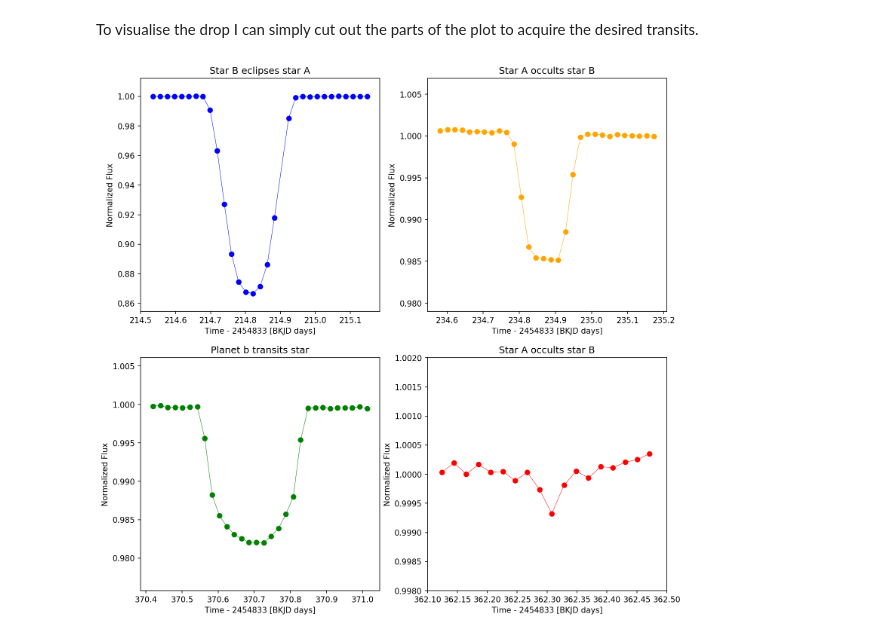
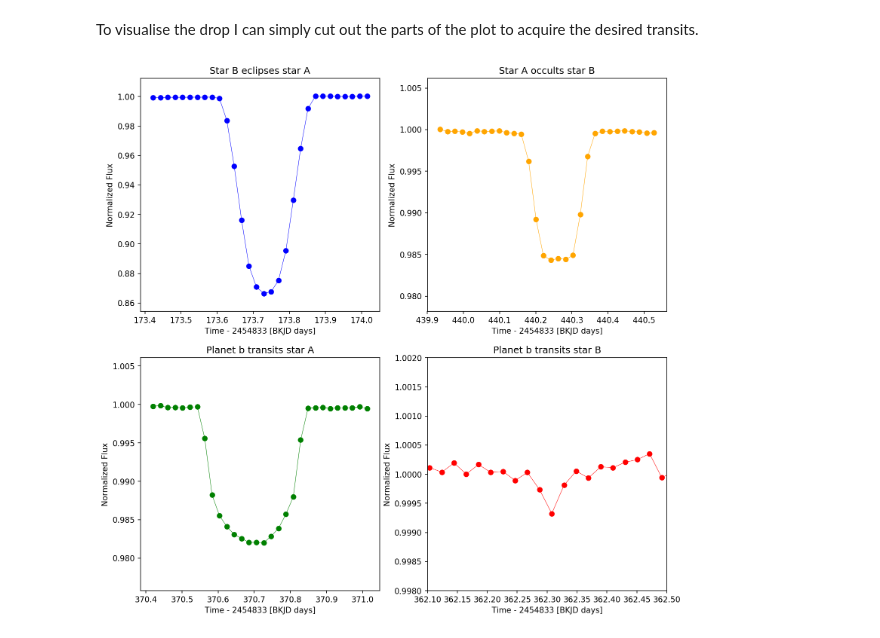
Before and after one commit to ctom2/kepler-analysis, a Jupyter notebook: Kepler-16_analysis.ipynb, the cells around one changed output. Cells and saved outputs as stored; diff of their text form; code cells hidden in the pictures.

```diff
--- a/Kepler-16_analysis.ipynb
+++ b/Kepler-16_analysis.ipynb
@@ -141,5 +142,5 @@ I can see from the graph there are some missing values and inconsistencies. To a
 # %%
-lc = lc[1700:]
+lc = lc[1700:].remove_nans()
 lc.plot()
 # %% [output]
 <matplotlib.axes._subplots.AxesSubplot at 0x...>
@@ -322,31 +323,39 @@ To visualise the drop I can simply cut out the parts of the plot to acquire the
 # %%
 fig, ((bx1, bx2), (bx3, bx4)) = plt.subplots(nrows=2, ncols=2, figsize=(12, 12), dpi=150)
 
-bx1.scatter(lc[1990:2020].time, lc[1990:2020].flux, color='blue')
-bx1.plot(lc[1990:2020].time, lc[1990:2020].flux, color='blue', linewidth=0.5)
+index = np.argwhere(lc.time == B_A_time[0])[0][0]
+
+bx1.scatter(lc[index-15:index+15].time, lc[index-15:index+15].flux, color='blue')
+bx1.plot(lc[index-15:index+15].time, lc[index-15:index+15].flux, color='blue', linewidth=0.5)
 bx1.set_xlabel('Time - 2454833 [BKJD days]')
 bx1.set_ylabel('Normalized Flux')
 bx1.set_title('Star B eclipses star A')
 
-bx2.scatter(lc[2890:2920].time, lc[2890:2920].flux, color='orange')
-bx2.plot(lc[2890:2920].time, lc[2890:2920].flux, color='orange', linewidth=0.5)
+index = np.argwhere(lc.time == A_B_time[5])[0][0]
+
+bx2.scatter(lc[index-15:index+15].time, lc[index-15:index+15].flux, color='orange')
+bx2.plot(lc[index-15:index+15].time, lc[index-15:index+15].flux, color='orange', linewidth=0.5)
 bx2.set_xlabel('Time - 2454833 [BKJD days]')
 bx2.set_ylabel('Normalized Flux')
 bx2.set_title('Star A occults star B')
 
-bx3.scatter(lc[9015:9045].time, lc[9015:9045].flux, color='green')
-bx3.plot(lc[9015:9045].time, lc[9015:9045].flux, color='green', linewidth=0.5)
+index = np.argwhere(lc.time == b_A_time[0])[0][0]
+
+bx3.scatter(lc[index-15:index+15].time, lc[index-15:index+15].flux, color='green')
+bx3.plot(lc[index-15:index+15].time, lc[index-15:index+15].flux, color='green', linewidth=0.5)
 bx3.set_xlabel('Time - 2454833 [BKJD days]')
 bx3.set_ylabel('Normalized Flux')
-bx3.set_title('Planet b transits star')
+bx3.set_title('Planet b transits star A')
 
-bx4.scatter(lc[8612:8630].time, lc[8612:8630].flux, color='red')
-bx4.plot(lc[8612:8630].time, lc[8612:8630].flux, color='red', linewidth=0.5)
+index = np.argwhere(lc.time == b_B_time[0])[0][0]
+
+bx4.scatter(lc[index-15:index+15].time, lc[index-15:index+15].flux, color='red')
+bx4.plot(lc[index-15:index+15].time, lc[index-15:index+15].flux, color='red', linewidth=0.5)
 bx4.set_xlabel('Time - 2454833 [BKJD days]')
 bx4.set_ylabel('Normalized Flux')
-bx4.set_title('Star A occults star B')
+bx4.set_title('Planet b transits star B')
 bx4.axis((362.1, 362.5, 0.998, 1.002))
 
 plt.show()
 # %% [output]
-[figure, old version]
+[figure, new version]
```
Also changed, not shown: parts of 5 cells of this notebook.
